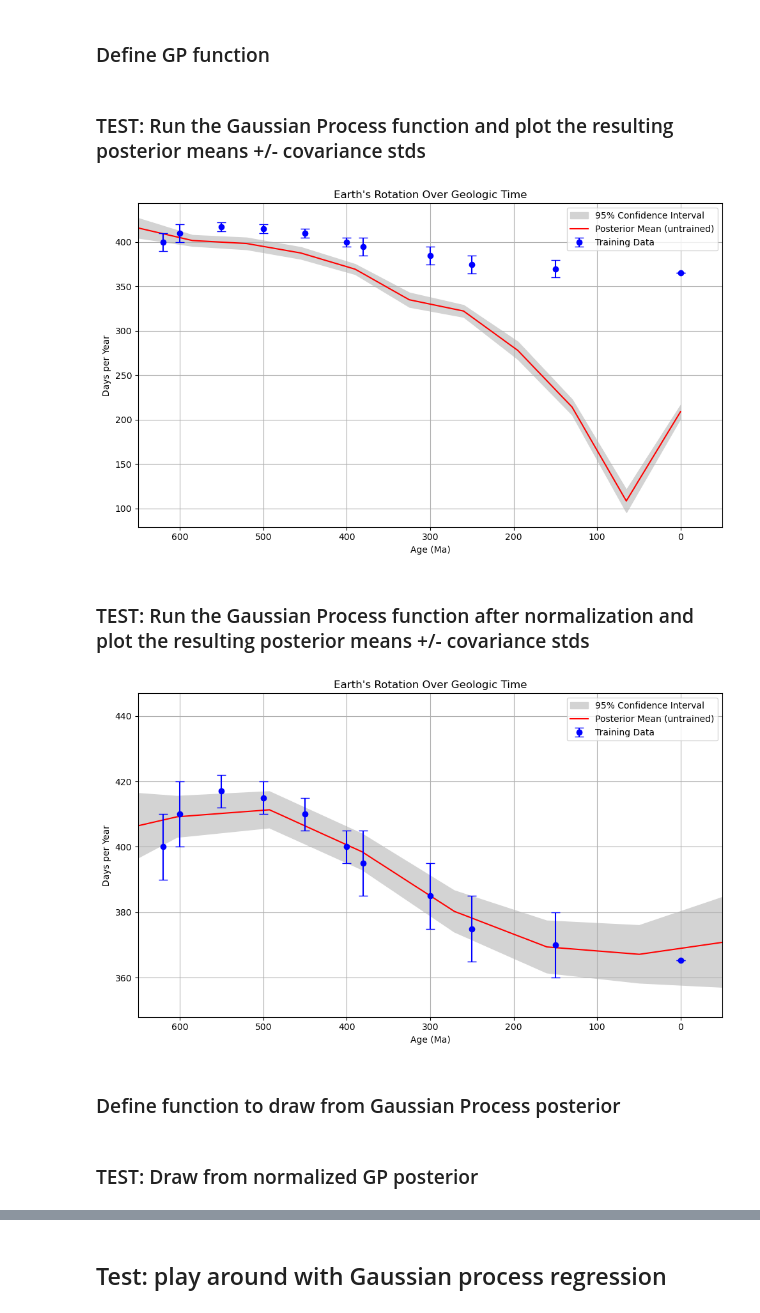
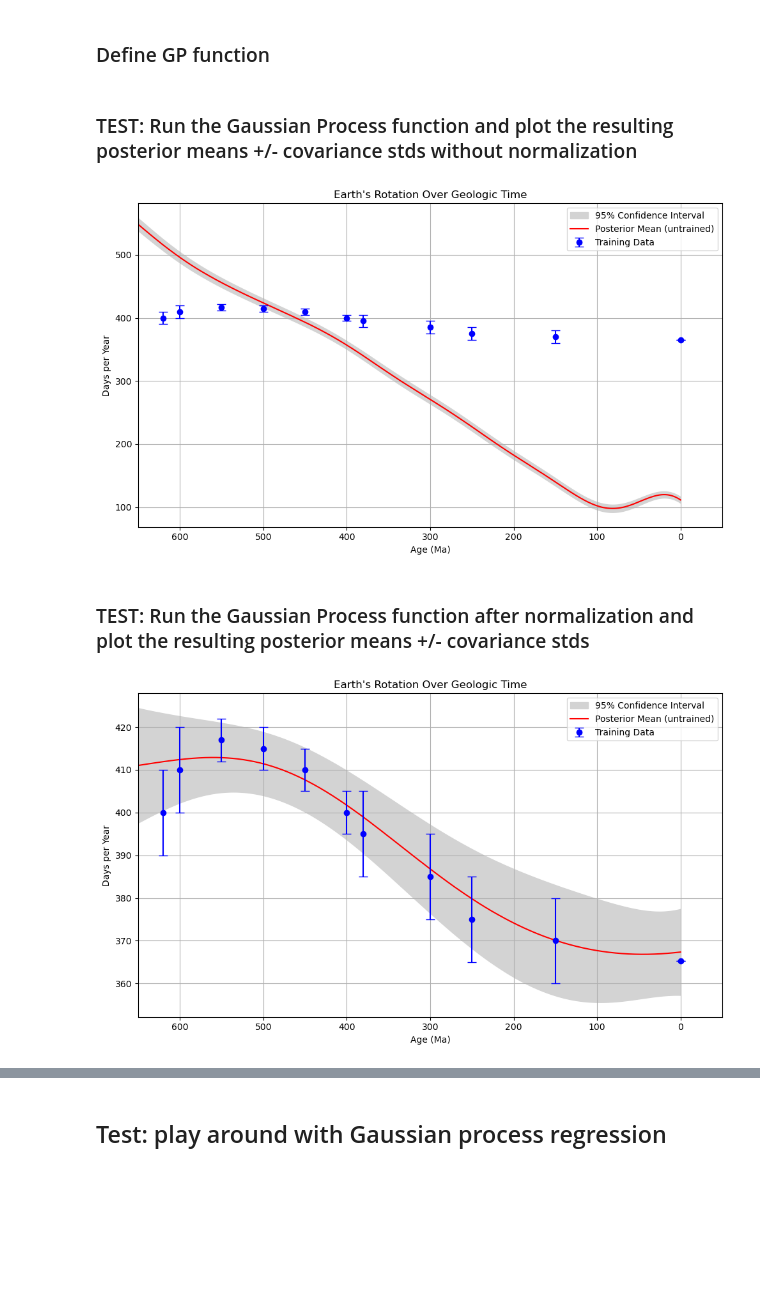
Before and after one commit to nielsjdewinter/Earth_Moon_Gaussian_process, a Jupyter notebook: EMGaussian_pilot1.ipynb, the cells around one changed output, grey strips where cells are left out. Cells and saved outputs as stored; diff of their text form; code cells hidden in the pictures; blank space fills up the shorter version.

```diff
--- a/EMGaussian_pilot1.ipynb
+++ b/EMGaussian_pilot1.ipynb
@@ -316,6 +320,4 @@ plt.tight_layout()
 # Define linear Kernel function
 def linear_kernel(X1, X2, variance=1.0, variance_b=1.0, c=0.0):
     """Linear kernel: k(x, x') = variance * (x-c)(x'-c) + variance_b"""
-    if X1.shape[0] != X2.shape[0]:
-        raise ValueError("Input arrays must have the same number of points.")
     return variance * (X1 - c) @ (X2 - c).T + variance_b
@@ -375,13 +409,14 @@ def combined_kernel(X1, X2, sigma1 = 1, sigma2 = 1, sigmab = 1, lengthscale=1.0,
 ### Define GP function
 # %%
 # Function to calculate posterior mean vector and covariance matrix
-def gp_posterior(x_train, y_train, x_test, kernel, noise_variance = 0.05, params = {"sigma1": 1, "sigma2": 1, "sigmab": 1, "lengthscale": 1.0, "c": 0.0}):
+def gp_posterior_with_errors(x_train, y_train, y_err, x_test, kernel, noise_variance = 0.05, params = {"sigma1": 1, "sigma2": 1, "sigmab": 1, "lengthscale": 1.0, "c": 0.0}):
     """
     Calculate the posterior mean vector and covariance matrix for Gaussian Process regression.
 
     Parameters:
     x_train (array-like): Training input data points.
     y_train (array-like): Training output data points.
+    y_err (array-like): Observation errors for the training output data points.
     x_test (array-like): Test input data points where predictions are to be made.
     kernel (function): Kernel function to compute the covariance matrix.
     noise_variance (float): Variance of the observation noise (sigma of the noise kernel, default = 0.05).
@@ -391,51 +426,61 @@ def gp_posterior(x_train, y_train, x_test, kernel, noise_variance = 0.05, params
     tuple: Input data, posterior mean vector and covariance matrix for the test points.
     """
     # Compute covariance matrices
-    K = kernel(x_train, x_train, **params) + noise_variance * np.eye(len(x_train)) # Prior covariance matrix with noise term
+    K = kernel(x_train, x_train, **params) + np.diag(y_err**2 + noise_variance) # Prior covariance matrix with noise term
     K_s = kernel(x_train, x_test, **params) # Cross-covariance between training and test points
     K_ss = kernel(x_test, x_test, **params) + 1e-8 * np.eye(len(x_test)) # Prior covariance matrix for test points (add small value for numerical stability)
 
     # Compute the Cholesky decomposition
     L = cholesky(K, lower=True)
 
-    # Solve for alpha
-    alpha = cho_solve((L, True), y_train)
+    # Solve for alpha to allow efficient computation of the posterior mean
+    alpha = cho_solve((L, True), y_train) # alpha is equal to the training outputs scaled by the inverse of the training covariance
 
     # Compute the posterior mean
     mu_post = K_s.T @ alpha
 
     # Compute the posterior covariance
-    v = solve_triangular(L, K_s, lower=True)
-    cov_post = K_ss - v.T @ v
+    v = solve_triangular(L, K_s, lower=True) # Solve for v using triangular solve for better numerical stability. v is equal to the covariance between training and test points scaled by the inverse of the training covariance
+    cov_post = K_ss - v.T @ v # Posterior covariance is equal to the prior covariance minus the uncertainty reduction
 
-    return x_train, x_test, y_train, mu_post, cov_post
+    return mu_post, cov_post
 # %% [markdown]
-### TEST: Run the Gaussian Process function and plot the resulting posterior means +/- covariance stds
+### TEST: Run the Gaussian Process function and plot the resulting posterior means +/- covariance stds without normalization
 # %%
 # 1. Prepare data
 X_train = df["Age (Ma)"].values.reshape(-1, 1).astype(float)
 Y_train = df["Days/year"].values.astype(float)
 Y_error = df["Days/year error"].values.astype(float)
+X_test = np.linspace(0, 650, 500).reshape(-1, 1)
 
 # # Normalize input
 # X_mean = X_train.mean()
+# Y_mean = Y_train.mean()
 # X_std = X_train.std()
+# Y_std = Y_train.std()
 # X_train_norm = (X_train - X_mean) / X_std
+# X_test_norm = (X_test - X_mean) / X_std
+# Y_train_norm = (Y_train - Y_mean) / Y_std
 
-X_train, X_test, Y_train, mu_post, cov_post = gp_posterior(
+X_train, X_test, Y_train, mu_post, cov_post = gp_posterior_with_errors(
     X_train,
     Y_train,
-    np.linspace(0, 650, len(X_train)).reshape(-1, 1),
+    Y_error,
+    X_test,
     combined_kernel,
     noise_variance = 20,
     params = {
-        "sigma1": 50,
+        "sigma1": 10,
         "sigma2": 0.1,
-        "sigmab": -0.1,
+        "sigmab": -1,
         "lengthscale": 50,
-        "c": 200
+        "c": 0
     }
 )
+
+# # Unnormalize the posterior mean and covariance
+# mu_post = mu_post * Y_std + Y_mean
+# cov_post = cov_post * (Y_std ** 2)
 
 # Plot mupost with 95% confidence interval
 plt.figure(figsize=(10, 6))
@@ -454,7 +499,7 @@ plt.grid(True)
 plt.legend()
 plt.tight_layout()
 # %% [output]
-[figure, old version]
+[figure, new version]
 # %% [markdown]
 ### TEST: Run the Gaussian Process function after normalization and plot the resulting posterior means +/- covariance stds
 # %%
@@ -462,52 +507,55 @@ plt.tight_layout()
 X_train = df["Age (Ma)"].values.reshape(-1, 1).astype(float)
 Y_train = df["Days/year"].values.astype(float)
 Y_error = df["Days/year error"].values.astype(float)
+X_test = np.linspace(0, 650, 500).reshape(-1, 1) # Test points
 
 # Normalize input
 X_mean = X_train.mean()
 X_std = X_train.std()
 X_train_norm = (X_train - X_mean) / X_std
+X_test_norm = (X_test - X_mean) / X_std
 Y_mean = Y_train.mean()
 Y_std = Y_train.std()
 Y_train_norm = (Y_train - Y_mean) / Y_std
+Y_error_norm = Y_error / Y_std
 
-X_in, X_out, Y_in, mu_post, cov_post = gp_posterior(
+# Get posterior mean and covariance
+X_train_norm, X_test_norm, Y_train_norm, mu_post, cov_post = gp_posterior_with_errors(
     X_train_norm,
     Y_train_norm,
-    np.linspace(-3, 3, len(X_train_norm)).reshape(-1, 1),
+    Y_error_norm,
+    X_test_norm,
     combined_kernel,
     noise_variance = 0.1,
     params = {
         "sigma1": 1,
         "sigma2": 0.1,
         "sigmab": -0.3,
         "lengthscale": 1,
         "c": 0
     }
 )
 
 # Rescale back to original units
-X_in_rescaled, X_out_rescaled = X_in * X_std + X_mean, X_out * X_std + X_mean
-Y_in_rescaled, mu_post_rescaled = Y_in * Y_std + Y_mean, mu_post * Y_std + Y_mean
+X_train_rescaled, X_test_rescaled = X_train_norm * X_std + X_mean, X_test_norm * X_std + X_mean
+Y_train_rescaled, mu_post_rescaled = Y_train_norm * Y_std + Y_mean, mu_post * Y_std + Y_mean
 cov_post_rescaled = cov_post * (Y_std ** 2)
 
 # Plot mupost with 95% confidence interval
 plt.figure(figsize=(10, 6))
-plt.fill_between(X_out_rescaled.flatten(),
+plt.fill_between(X_test_rescaled.flatten(),
                  mu_post_rescaled - 1.96 * np.sqrt(np.diag(cov_post_rescaled)),
                  mu_post_rescaled + 1.96 * np.sqrt(np.diag(cov_post_rescaled)),
                  color='lightgray', label='95% Confidence Interval')
-plt.plot(X_out_rescaled, mu_post_rescaled, 'r-', label='Posterior Mean (untrained)')
-plt.errorbar(X_in_rescaled, Y_in_rescaled, yerr=Y_error, fmt='o', color='blue', capsize=5, label='Training Data')
+plt.plot(X_test_rescaled, mu_post_rescaled, 'r-', label='Posterior Mean (untrained)')
+plt.errorbar(X_train_rescaled, Y_train_rescaled, yerr=Y_error, fmt='o', color='blue', capsize=5, label='Training Data')
 plt.gca().invert_xaxis()
 plt.xlim(650, -50)
 plt.xlabel("Age (Ma)")
 plt.ylabel("Days per Year")
 plt.title("Earth's Rotation Over Geologic Time")
 plt.grid(True)
 plt.legend()
 plt.tight_layout()
 # %% [output]
-[figure, old version]
+[figure, new version]
-# %% [markdown]
-### Define function to draw from Gaussian Process posterior
@@ -551,2 +561,0 @@ def sample_from_GP_posterior(cov_post, mu_post, X, k = 5):
-# %% [markdown]
-### TEST: Draw from normalized GP posterior
```
Also changed, not shown: parts of 43 cells of this notebook, 1 other file.
